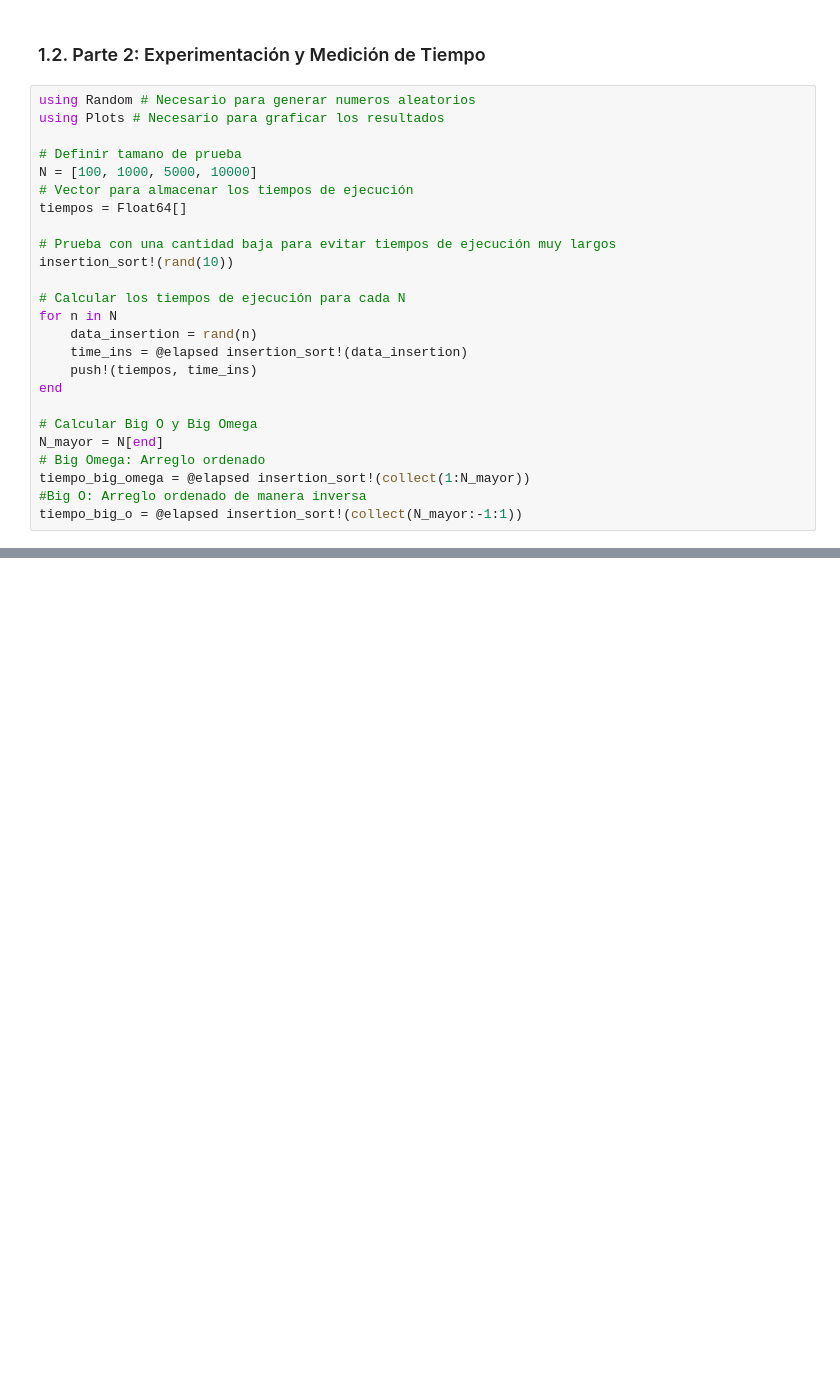
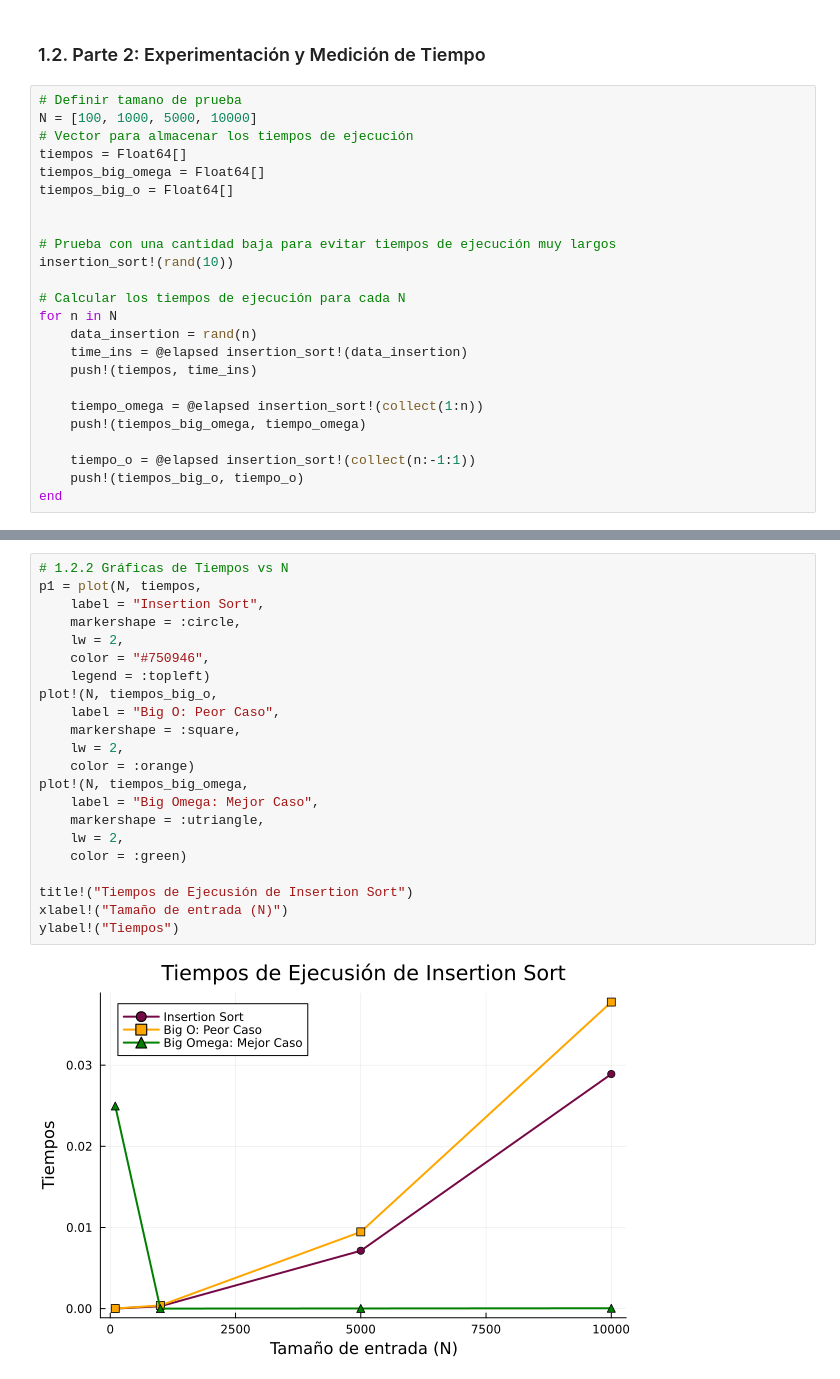
Before and after one commit to Mogacles/Codigos_Escuela, a Jupyter notebook: D201_Algoritmos_y_Estructuras_de_Datos/Practica_1_2/Practica_1_2_MoralesJosé.ipynb, the cells around one changed output, grey strips where cells are left out. Drawn from its saved outputs; the diff is of its cells as text; blank space fills up the shorter version.

```diff
--- a/D201_Algoritmos_y_Estructuras_de_Datos/Practica_1_2/Practica_1_2_MoralesJosé.ipynb
+++ b/D201_Algoritmos_y_Estructuras_de_Datos/Practica_1_2/Practica_1_2_MoralesJosé.ipynb
@@ -33,13 +53,13 @@ insertion_sort! (generic function with 1 method)
 # %% [markdown]
 ### 1.2. Parte 2: Experimentación y Medición de Tiempo
 # %%
-using Random # Necesario para generar numeros aleatorios
-using Plots # Necesario para graficar los resultados
-
 # Definir tamano de prueba
 N = [100, 1000, 5000, 10000]
 # Vector para almacenar los tiempos de ejecución
 tiempos = Float64[]
+tiempos_big_omega = Float64[]
+tiempos_big_o = Float64[]
+
 
 # Prueba con una cantidad baja para evitar tiempos de ejecución muy largos
 insertion_sort!(rand(10))
@@ -49,11 +69,10 @@ for n in N
     data_insertion = rand(n)
     time_ins = @elapsed insertion_sort!(data_insertion)
     push!(tiempos, time_ins)
+
+    tiempo_omega = @elapsed insertion_sort!(collect(1:n))
+    push!(tiempos_big_omega, tiempo_omega)
+
+    tiempo_o = @elapsed insertion_sort!(collect(n:-1:1))
+    push!(tiempos_big_o, tiempo_o)
 end
-
-# Calcular Big O y Big Omega
-N_mayor = N[end]
-# Big Omega: Arreglo ordenado
-tiempo_big_omega = @elapsed insertion_sort!(collect(1:N_mayor))
-#Big O: Arreglo ordenado de manera inversa
-tiempo_big_o = @elapsed insertion_sort!(collect(N_mayor:-1:1))
@@ -81,0 +101,24 @@ plot(p1, p2, layout = (1,2), size = (900, 400))
+# %%
+# 1.2.2 Gráficas de Tiempos vs N
+p1 = plot(N, tiempos,
+    label = "Insertion Sort",
+    markershape = :circle,
+    lw = 2,
+    color = "#750946",
+    legend = :topleft)
+plot!(N, tiempos_big_o,
+    label = "Big O: Peor Caso",
+    markershape = :square,
+    lw = 2,
+    color = :orange)
+plot!(N, tiempos_big_omega,
+    label = "Big Omega: Mejor Caso",
+    markershape = :utriangle,
+    lw = 2,
+    color = :green)
+
+title!("Tiempos de Ejecusión de Insertion Sort")
+xlabel!("Tamaño de entrada (N)")
+ylabel!("Tiempos")
+# %% [output]
+[figure, added]
```
Also changed, not shown: parts of 6 cells of this notebook.
